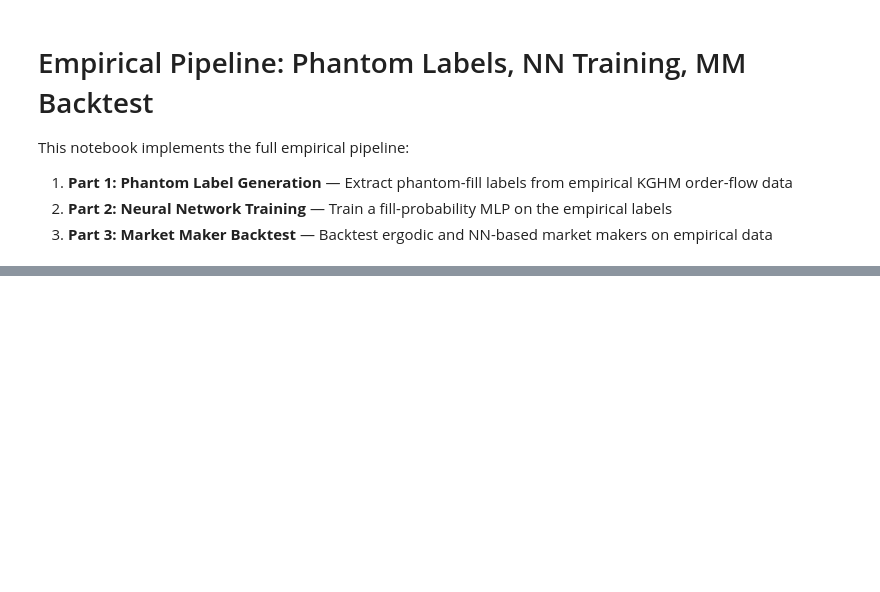
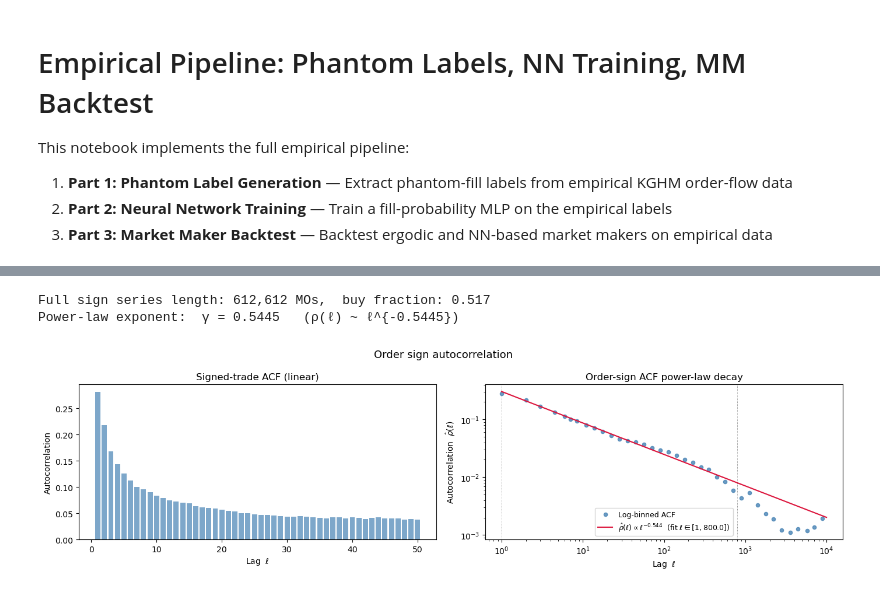
Before and after one commit to JTimmr/thesis, a Jupyter notebook: notebooks/empirical_pipeline.ipynb, the cells around one changed output, grey strips where cells are left out. Saved outputs shown, nothing was run; the diff lists cells and outputs as text; code cells hidden in the pictures; blank space fills up the shorter version.

```diff
--- a/notebooks/empirical_pipeline.ipynb
+++ b/notebooks/empirical_pipeline.ipynb
@@ -857,0 +45,6 @@ print(f"§3a diagnostic γ={diag_gamma}")
+# %%
+am.stylized_order_sign_autocorrelation(cap=800)
+# %% [output]
+Full sign series length: 612,612 MOs,  buy fraction: 0.517
+Power-law exponent:  γ = 0.5445   (ρ(ℓ) ~ ℓ^{-0.5445})
+[figure, added]
```
Also changed, not shown: parts of 40 cells of this notebook, 3 other files.
